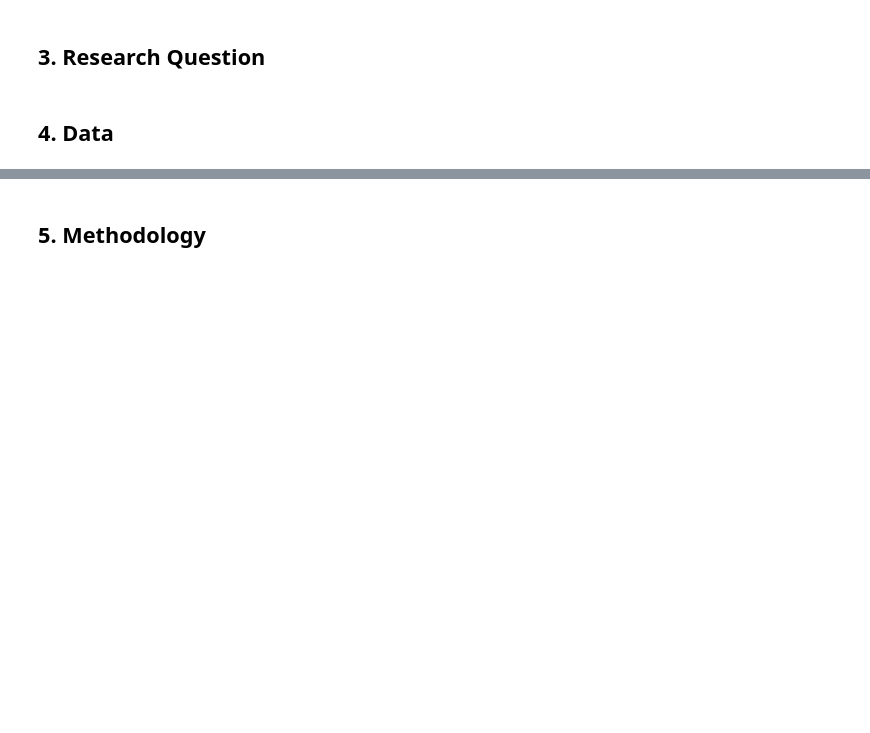
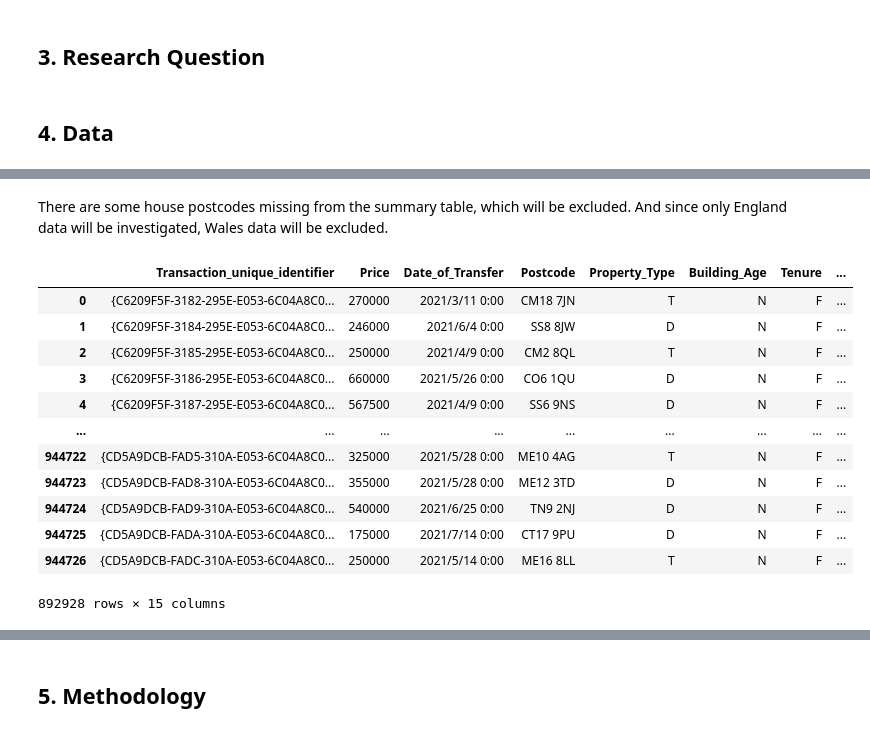
Before and after one commit to joeylizh/DSSS_Assessment, a Jupyter notebook: Assessment_Code.ipynb, the cells around one changed output, grey strips where cells are left out. Cells and saved outputs as stored; diff of their text form; code cells hidden in the pictures; blank space fills up the shorter version.

```diff
--- a/Assessment_Code.ipynb
+++ b/Assessment_Code.ipynb
@@ -21,0 +88,24 @@ start_time = time.time()
+# %% [markdown]
+There are some house postcodes missing from the summary table, which will be excluded. And since only England data will be investigated, Wales data will be excluded.
+# %%
+# Drop rows with NA postcode
+df = df.dropna(subset = ['Postcode'])
+
+# Drop rows with Wales Postcode
+df = df[df.Postcode.str.startswith(('CF', 'LD', 'LL', 'NP', 'SA', 'SY')) == False]
+
+df
+# %% [output]
+|  | Transaction_unique_identifier | Price | Date_of_Transfer | Postcode | Property_Type | Building_Age | Tenure | ... |
+| 0 | {C6209F5F-3182-295E-E053-6C04A8C0... | 270000 | 2021/3/11 0:00 | CM18 7JN | T | N | F | ... |
+| 1 | {C6209F5F-3184-295E-E053-6C04A8C0... | 246000 | 2021/6/4 0:00 | SS8 8JW | D | N | F | ... |
+| 2 | {C6209F5F-3185-295E-E053-6C04A8C0... | 250000 | 2021/4/9 0:00 | CM2 8QL | T | N | F | ... |
+| 3 | {C6209F5F-3186-295E-E053-6C04A8C0... | 660000 | 2021/5/26 0:00 | CO6 1QU | D | N | F | ... |
+| 4 | {C6209F5F-3187-295E-E053-6C04A8C0... | 567500 | 2021/4/9 0:00 | SS6 9NS | D | N | F | ... |
+| ... | ... | ... | ... | ... | ... | ... | ... | ... |
+| 944722 | {CD5A9DCB-FAD5-310A-E053-6C04A8C0... | 325000 | 2021/5/28 0:00 | ME10 4AG | T | N | F | ... |
+| 944723 | {CD5A9DCB-FAD8-310A-E053-6C04A8C0... | 355000 | 2021/5/28 0:00 | ME12 3TD | D | N | F | ... |
+| 944724 | {CD5A9DCB-FAD9-310A-E053-6C04A8C0... | 540000 | 2021/6/25 0:00 | TN9 2NJ | D | N | F | ... |
+| 944725 | {CD5A9DCB-FADA-310A-E053-6C04A8C0... | 175000 | 2021/7/14 0:00 | CT17 9PU | D | N | F | ... |
+| 944726 | {CD5A9DCB-FADC-310A-E053-6C04A8C0... | 250000 | 2021/5/14 0:00 | ME16 8LL | T | N | F | ... |
+892928 rows × 15 columns
```
Also changed, not shown: parts of 33 cells of this notebook, 5 other files.
